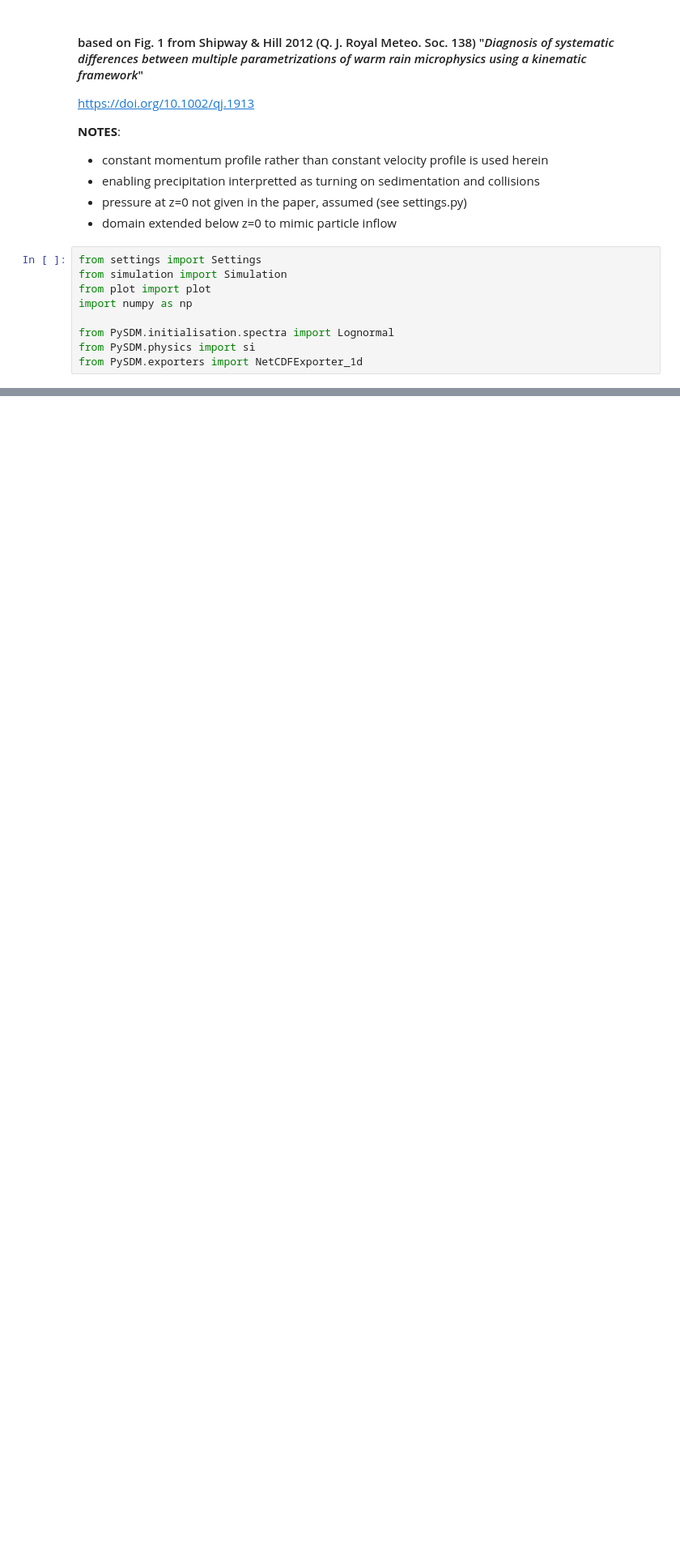
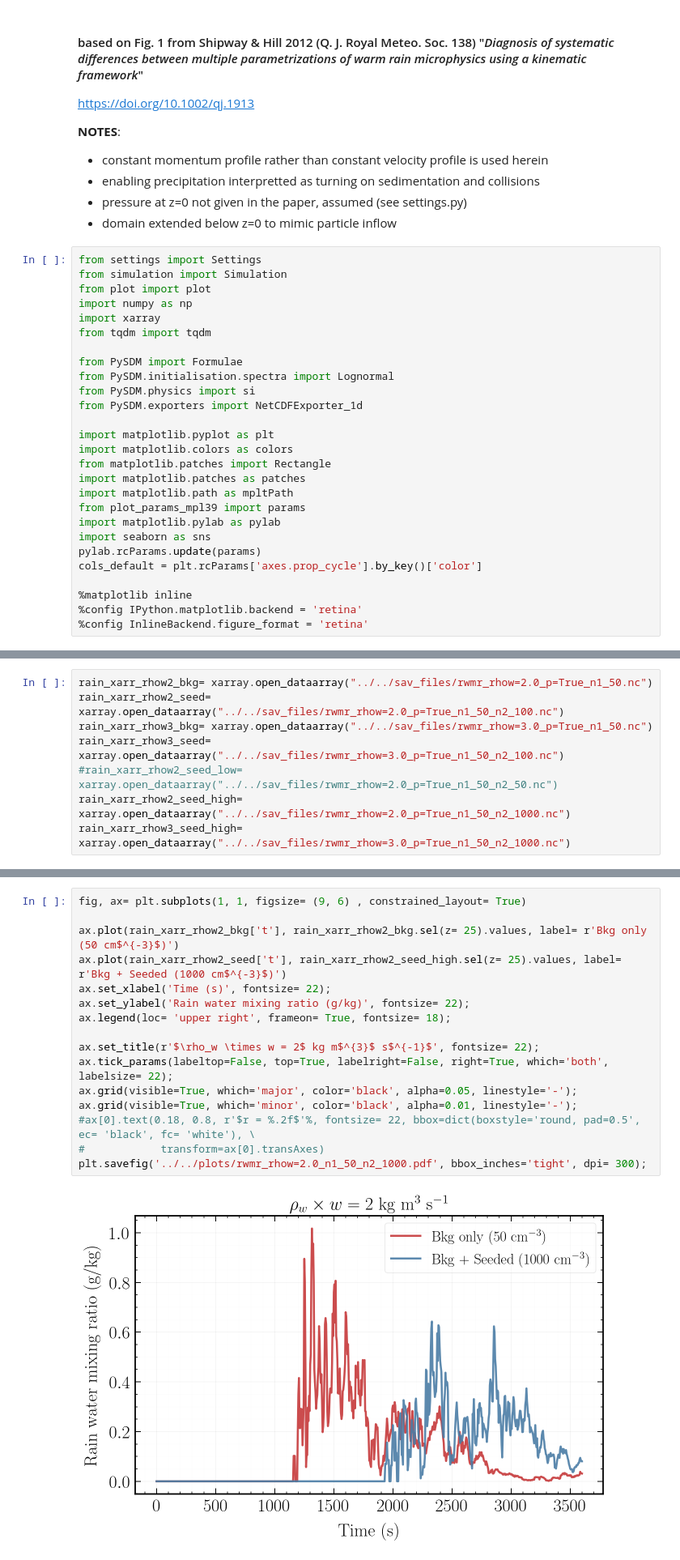
Before and after one commit to jtbuch/cloud-seeding-sdm, a Jupyter notebook: plot_script.ipynb, the cells around one changed output, grey strips where cells are left out. Shown at 81% size. Drawn from its saved outputs; the diff is of its cells as text; blank space fills up the shorter version.

```diff
--- a/plot_script.ipynb
+++ b/plot_script.ipynb
@@ -12,10 +12,28 @@ from settings import Settings
 from simulation import Simulation
 from plot import plot
 import numpy as np
+import xarray
+from tqdm import tqdm
 
+from PySDM import Formulae
 from PySDM.initialisation.spectra import Lognormal
 from PySDM.physics import si
 from PySDM.exporters import NetCDFExporter_1d
+
+import matplotlib.pyplot as plt
+import matplotlib.colors as colors
+from matplotlib.patches import Rectangle
+import matplotlib.patches as patches
+import matplotlib.path as mpltPath
+from plot_params_mpl39 import params
+import matplotlib.pylab as pylab
+import seaborn as sns
+pylab.rcParams.update(params)
+cols_default = plt.rcParams['axes.prop_cycle'].by_key()['color']
+
+%matplotlib inline
+%config IPython.matplotlib.backend = 'retina'
+%config InlineBackend.figure_format = 'retina'
 # %%
 common_params = {
     "n_sd_per_mode": (128, 128),
@@ -57,0 +177,8 @@ for rho_times_w in (
+# %%
+rain_xarr_rhow2_bkg= xarray.open_dataarray("../../sav_files/rwmr_rhow=2.0_p=True_n1_50.nc")
+rain_xarr_rhow2_seed= xarray.open_dataarray("../../sav_files/rwmr_rhow=2.0_p=True_n1_50_n2_100.nc")
+rain_xarr_rhow3_bkg= xarray.open_dataarray("../../sav_files/rwmr_rhow=3.0_p=True_n1_50.nc")
+rain_xarr_rhow3_seed= xarray.open_dataarray("../../sav_files/rwmr_rhow=3.0_p=True_n1_50_n2_100.nc")
+#rain_xarr_rhow2_seed_low= xarray.open_dataarray("../../sav_files/rwmr_rhow=2.0_p=True_n1_50_n2_50.nc")
+rain_xarr_rhow2_seed_high= xarray.open_dataarray("../../sav_files/rwmr_rhow=2.0_p=True_n1_50_n2_1000.nc")
+rain_xarr_rhow3_seed_high= xarray.open_dataarray("../../sav_files/rwmr_rhow=3.0_p=True_n1_50_n2_1000.nc")
@@ -57,0 +189,18 @@ for rho_times_w in (
+# %%
+fig, ax= plt.subplots(1, 1, figsize= (9, 6) , constrained_layout= True)
+
+ax.plot(rain_xarr_rhow2_bkg['t'], rain_xarr_rhow2_bkg.sel(z= 25).values, label= r'Bkg only (50 cm$^{-3}$)')
+ax.plot(rain_xarr_rhow2_seed['t'], rain_xarr_rhow2_seed_high.sel(z= 25).values, label= r'Bkg + Seeded (1000 cm$^{-3}$)')
+ax.set_xlabel('Time (s)', fontsize= 22);
+ax.set_ylabel('Rain water mixing ratio (g/kg)', fontsize= 22);
+ax.legend(loc= 'upper right', frameon= True, fontsize= 18);
+
+ax.set_title(r'$\rho_w \times w = 2$ kg m$^{3}$ s$^{-1}$', fontsize= 22);
+ax.tick_params(labeltop=False, top=True, labelright=False, right=True, which='both', labelsize= 22);
+ax.grid(visible=True, which='major', color='black', alpha=0.05, linestyle='-');
+ax.grid(visible=True, which='minor', color='black', alpha=0.01, linestyle='-');
+#ax[0].text(0.18, 0.8, r'$r = %.2f$'%, fontsize= 22, bbox=dict(boxstyle='round, pad=0.5', ec= 'black', fc= 'white'), \
+#            transform=ax[0].transAxes)
+plt.savefig('../../plots/rwmr_rhow=2.0_n1_50_n2_1000.pdf', bbox_inches='tight', dpi= 300);
+# %% [output]
+[figure, added]
```
Also changed, not shown: parts of 27 cells of this notebook.
